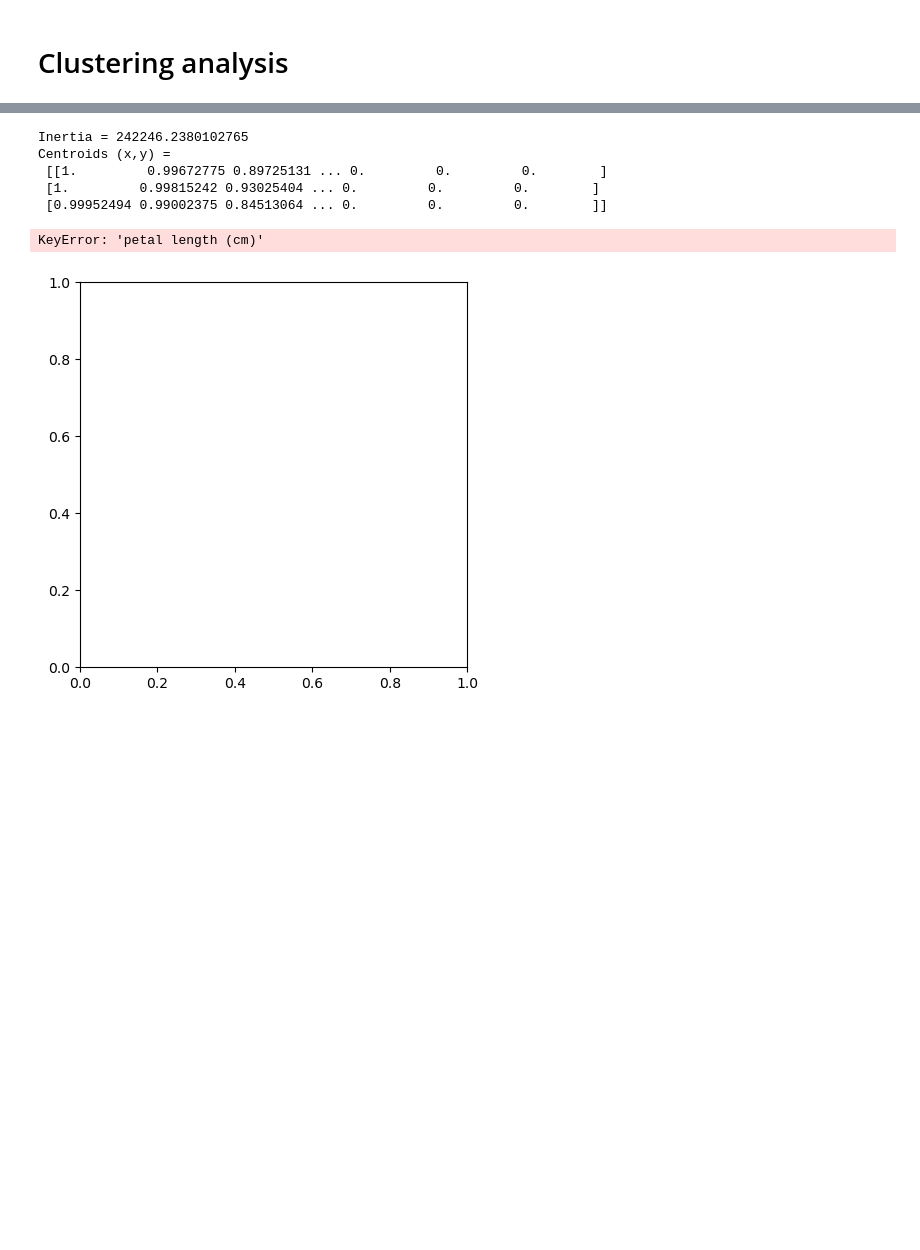
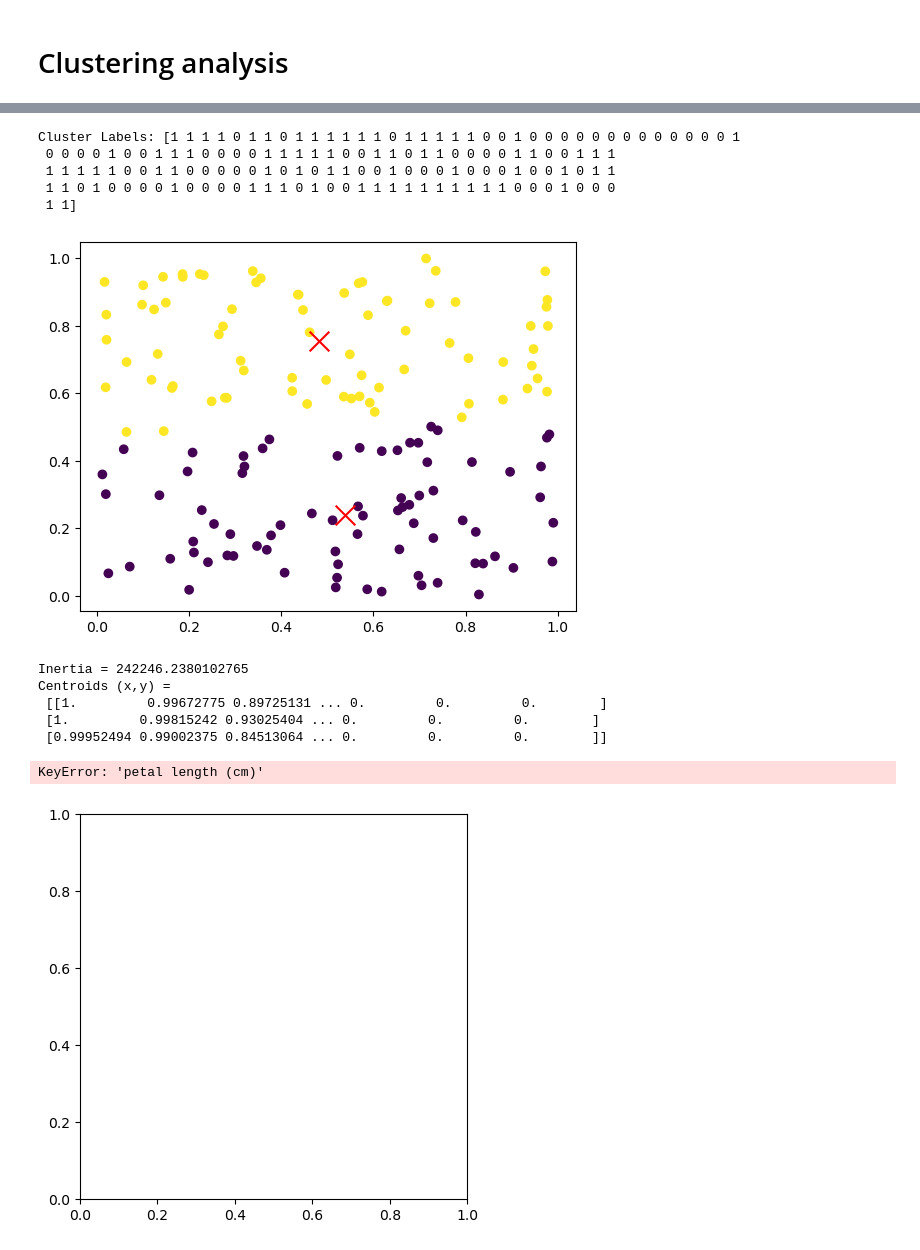
Before and after one commit to alejandrodf1/Computational-Drug-Discovery, a Jupyter notebook: notebooks/6.0-Acetylcholinesterase-multivariate.ipynb, the cells around one changed output, grey strips where cells are left out. Saved outputs shown, nothing was run; the diff lists cells and outputs as text; code cells hidden in the pictures; blank space fills up the shorter version.

```diff
--- a/notebooks/6.0-Acetylcholinesterase-multivariate.ipynb
+++ b/notebooks/6.0-Acetylcholinesterase-multivariate.ipynb
@@ -81,2 +73,10 @@ ValueError: Unknown label type: 'continuous'
 # %% [markdown]
 # Clustering analysis
+# %%
+from sklearn.feature_selection import VarianceThreshold
+
+X = data_a.drop('pIC50', axis=1)
+X
+
+selection = VarianceThreshold(threshold=(.8 *( 1 - .8)))
+X = selection.fit_transform(X)
@@ -83,3 +159,45 @@ ValueError: Unknown label type: 'continuous'
+# %%
+import numpy as np
+import pandas as pd
+from sklearn.cluster import KMeans
+
+# Load the binary data into a pandas dataframe
+#df = pd.read_csv("binary_data.csv")
+
+# Convert the dataframe to a numpy array
+data = X
+
+# Initialize the k-means model with the number of desired clusters
+kmeans = KMeans(n_clusters=2)
+
+# Fit the model to the binary data
+kmeans.fit(data)
+
+# Predict the cluster labels for each sample
+labels = kmeans.predict(data)
+
+# Print the cluster labels for each sample
+print("Cluster Labels:", labels)
+
+# Get the cluster labels
+labels = kmeans.labels_
+
+# Plot the data points with different colors for different clusters
+plt.scatter(data[:, 0], data[:, 1], c=labels)
+
+# Add the cluster center points
+cluster_centers = kmeans.cluster_centers_
+plt.scatter(cluster_centers[:, 0], cluster_centers[:, 1], marker='x', color='red', s=200)
+
+# Show the plot
+plt.show()
+# %% [output]
+Cluster Labels: [1 1 1 1 0 1 1 0 1 1 1 1 1 1 0 1 1 1 1 1 0 0 1 0 0 0 0 0 0 0 0 0 0 0 0 0 1
+ 0 0 0 0 1 0 0 1 1 1 0 0 0 0 1 1 1 1 1 0 0 1 1 0 1 1 0 0 0 0 1 1 0 0 1 1 1
+ 1 1 1 1 1 0 0 1 1 0 0 0 0 0 1 0 1 0 1 1 0 0 1 0 0 0 1 0 0 0 1 0 0 1 0 1 1
+ 1 1 0 1 0 0 0 0 1 0 0 0 0 1 1 1 0 1 0 0 1 1 1 1 1 1 1 1 1 1 0 0 0 1 0 0 0
+ 1 1]
+[figure, added]
 # %%
 data=data_a.drop(['pIC50'], axis=1)
 # %%
```
Also changed, not shown: parts of 5 cells of this notebook, 1 other file.
